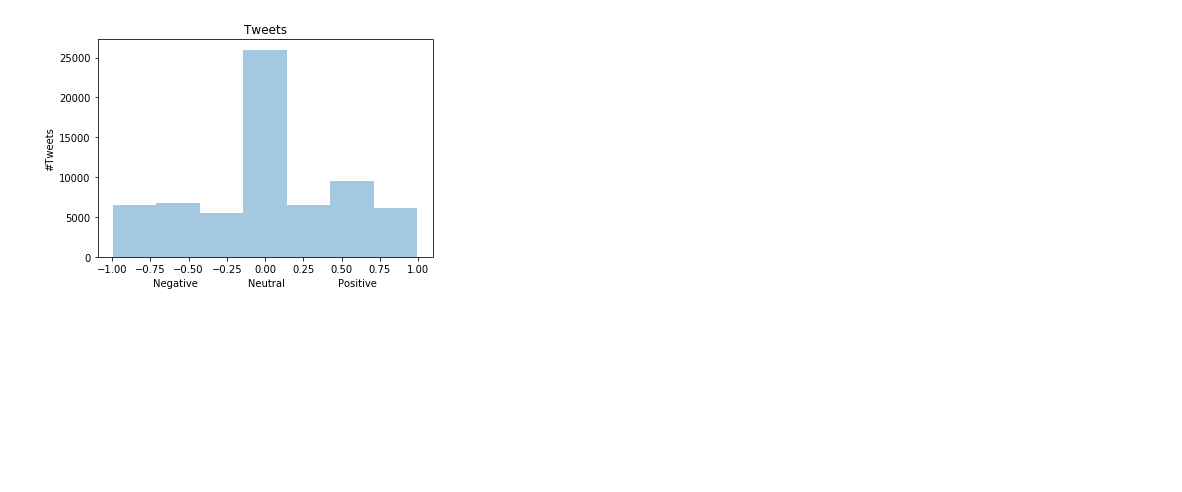
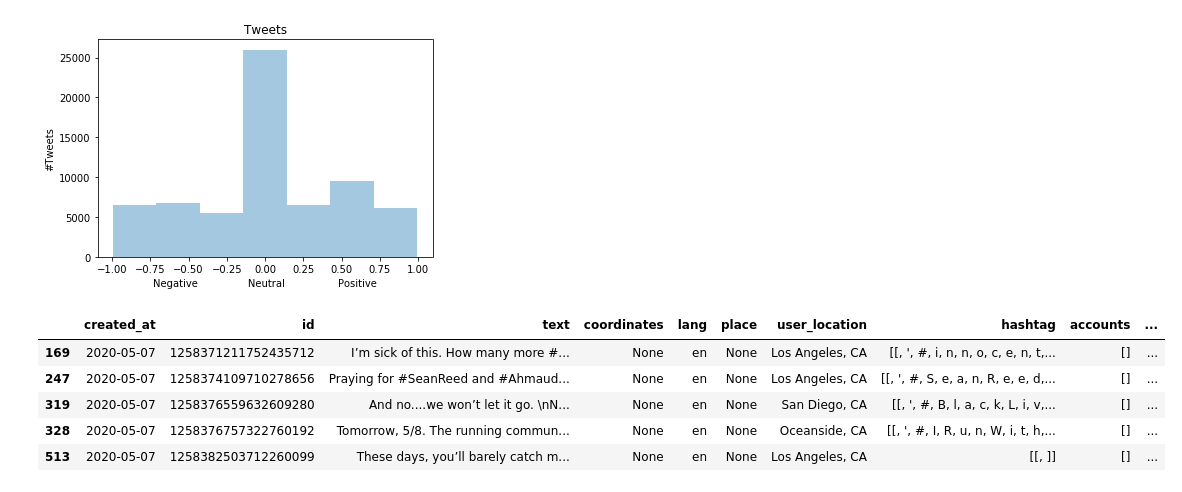
Before and after one commit to samvdh1996/DSP_B6, a Jupyter notebook: LDA.ipynb, the cells around one changed output. Drawn from its saved outputs; the diff is of its cells as text; code cells hidden in the pictures; blank space fills up the shorter version.

```diff
--- a/LDA.ipynb
+++ b/LDA.ipynb
@@ -168,3 +168,12 @@ ax.set(xlabel='Negative                Neutral                 Positive',
 [figure]
 # %%
 tweets.to_json('date_city_topics.json')
+# %%
+tweets.head()
+# %% [output]
+|  | created_at | id | text | coordinates | lang | place | user_location | hashtag | accounts | ... |
+| 169 | 2020-05-07 | 1258371211752435712 | I’m sick of this. How many more #... | None | en | None | Los Angeles, CA | [[, ', #, i, n, n, o, c, e, n, t,... | [] | ... |
+| 247 | 2020-05-07 | 1258374109710278656 | Praying for #SeanReed and #Ahmaud... | None | en | None | Los Angeles, CA | [[, ', #, S, e, a, n, R, e, e, d,... | [] | ... |
+| 319 | 2020-05-07 | 1258376559632609280 | And no....we won’t let it go. \nN... | None | en | None | San Diego, CA | [[, ', #, B, l, a, c, k, L, i, v,... | [] | ... |
+| 328 | 2020-05-07 | 1258376757322760192 | Tomorrow, 5/8. The running commun... | None | en | None | Oceanside, CA | [[, ', #, I, R, u, n, W, i, t, h,... | [] | ... |
+| 513 | 2020-05-07 | 1258382503712260099 | These days, you’ll barely catch m... | None | en | None | Los Angeles, CA | [[, ]] | [] | ... |
```
Also changed, not shown: 2 other files.
